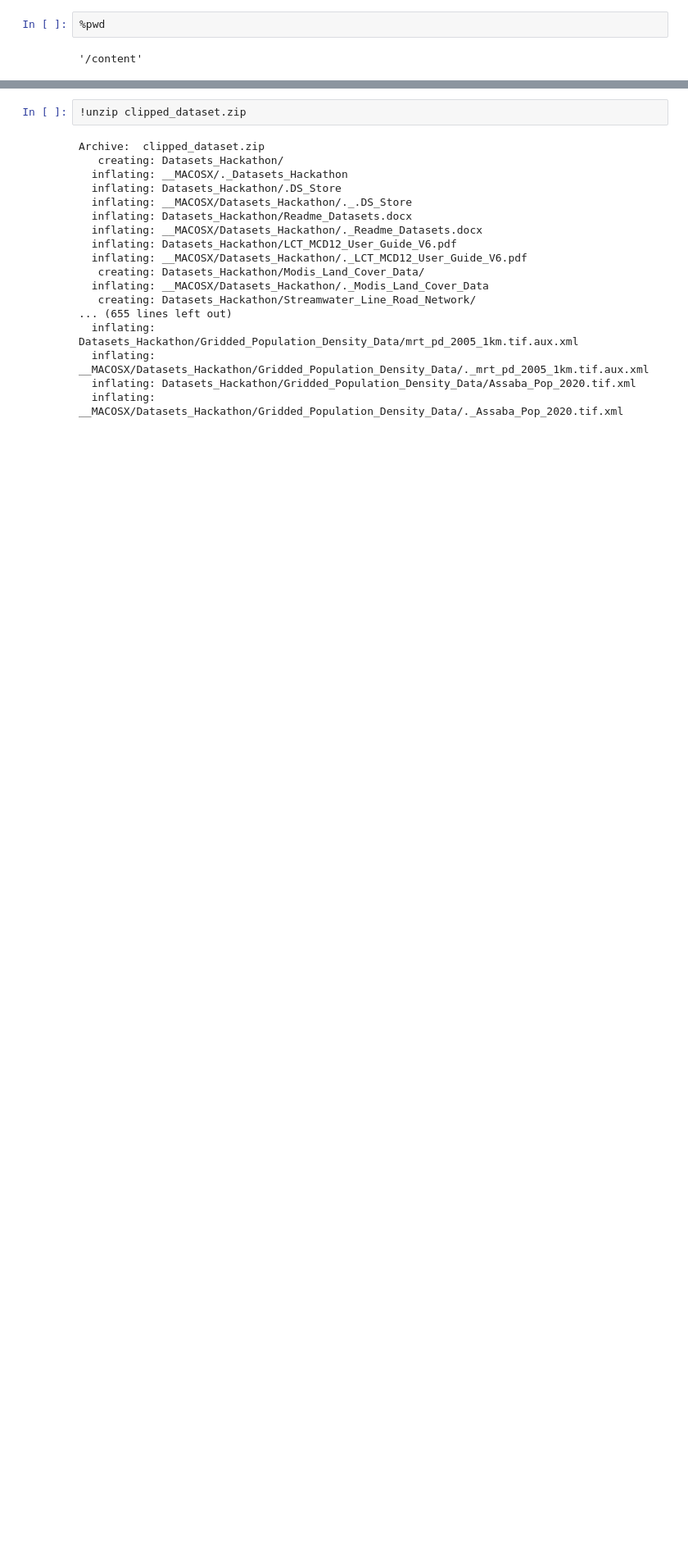
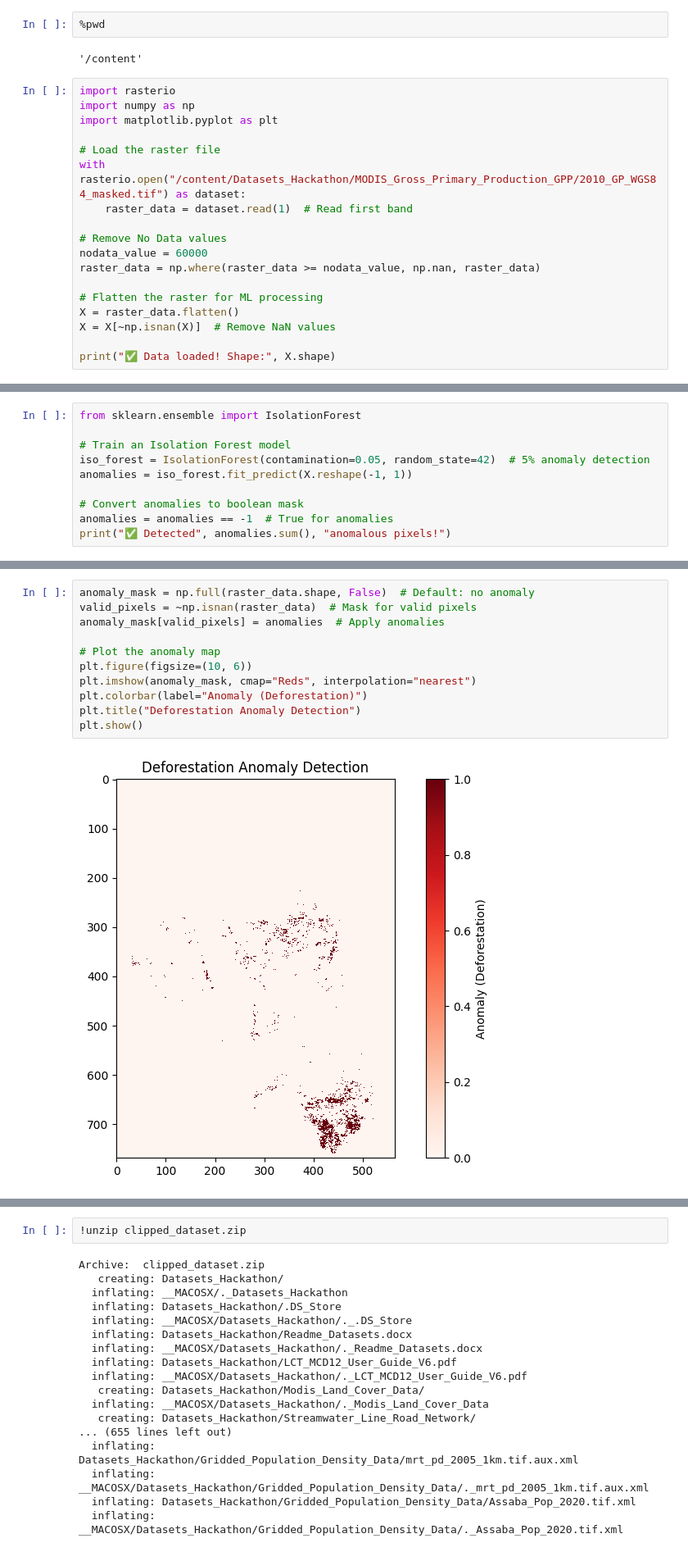
Before and after one commit to filippostaffoni/UNCCD-G20_STARTHACK2025_SRTG, a Jupyter notebook: GPP.ipynb, the cells around one changed output, grey strips where cells are left out. Shown: that part at 82% size. Drawn from its saved outputs; the diff is of its cells as text; blank space fills up the shorter version.

```diff
--- a/GPP.ipynb
+++ b/GPP.ipynb
@@ -2,3 +2,21 @@
 %pwd
 # %% [output]
 '/content'
+# %%
+import rasterio
+import numpy as np
+import matplotlib.pyplot as plt
+
+# Load the raster file
+with rasterio.open("/content/Datasets_Hackathon/MODIS_Gross_Primary_Production_GPP/2010_GP_WGS84_masked.tif") as dataset:
+    raster_data = dataset.read(1)  # Read first band
+
+# Remove No Data values
+nodata_value = 60000
+raster_data = np.where(raster_data >= nodata_value, np.nan, raster_data)
+
+# Flatten the raster for ML processing
+X = raster_data.flatten()
+X = X[~np.isnan(X)]  # Remove NaN values
+
+print("✅ Data loaded! Shape:", X.shape)
@@ -4,0 +25,10 @@
+# %%
+from sklearn.ensemble import IsolationForest
+
+# Train an Isolation Forest model
+iso_forest = IsolationForest(contamination=0.05, random_state=42)  # 5% anomaly detection
+anomalies = iso_forest.fit_predict(X.reshape(-1, 1))
+
+# Convert anomalies to boolean mask
+anomalies = anomalies == -1  # True for anomalies
+print("✅ Detected", anomalies.sum(), "anomalous pixels!")
@@ -4,0 +37,13 @@
+# %%
+anomaly_mask = np.full(raster_data.shape, False)  # Default: no anomaly
+valid_pixels = ~np.isnan(raster_data)  # Mask for valid pixels
+anomaly_mask[valid_pixels] = anomalies  # Apply anomalies
+
+# Plot the anomaly map
+plt.figure(figsize=(10, 6))
+plt.imshow(anomaly_mask, cmap="Reds", interpolation="nearest")
+plt.colorbar(label="Anomaly (Deforestation)")
+plt.title("Deforestation Anomaly Detection")
+plt.show()
+# %% [output]
+[figure, added]
```
Also changed, not shown: parts of 12 cells of this notebook.
